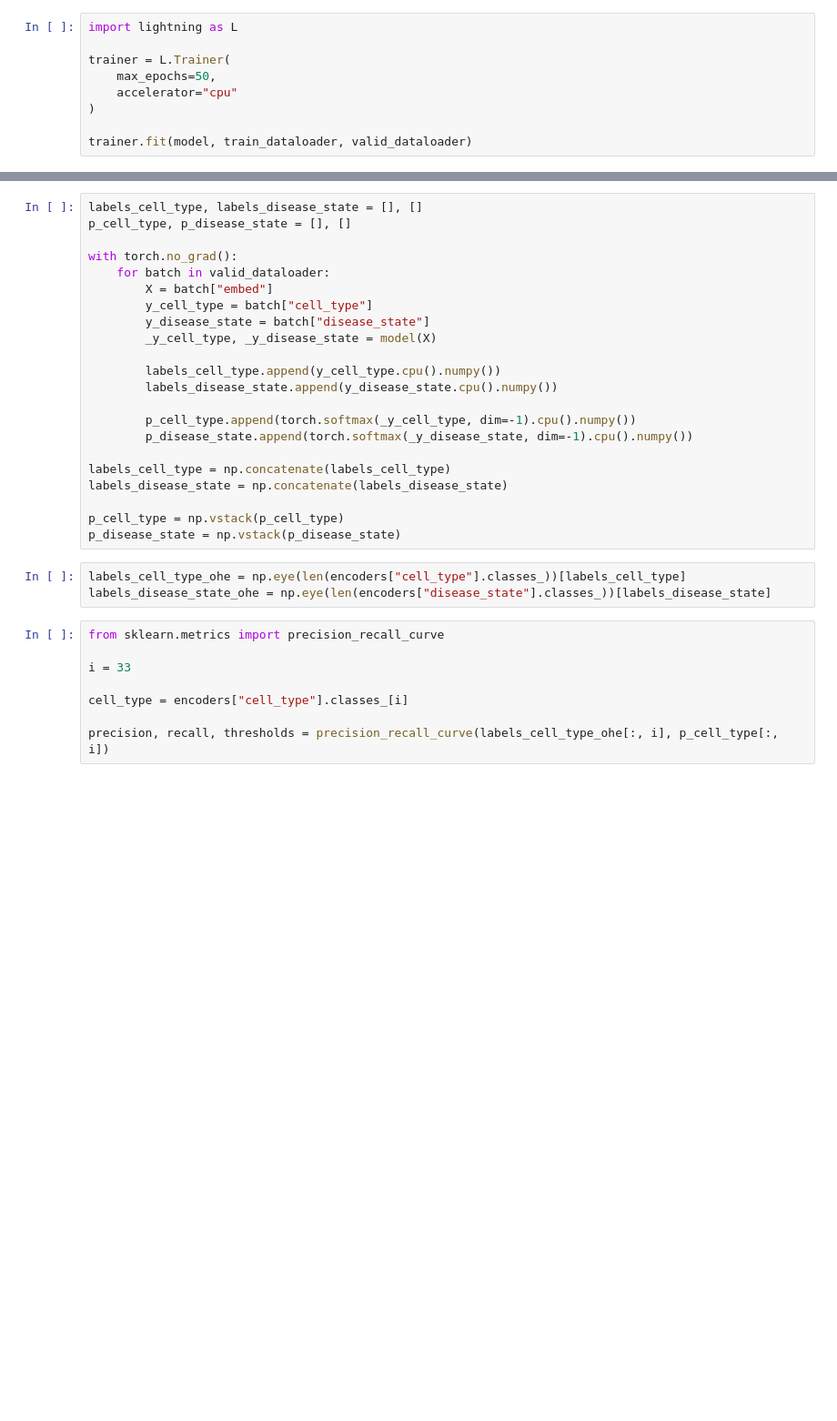
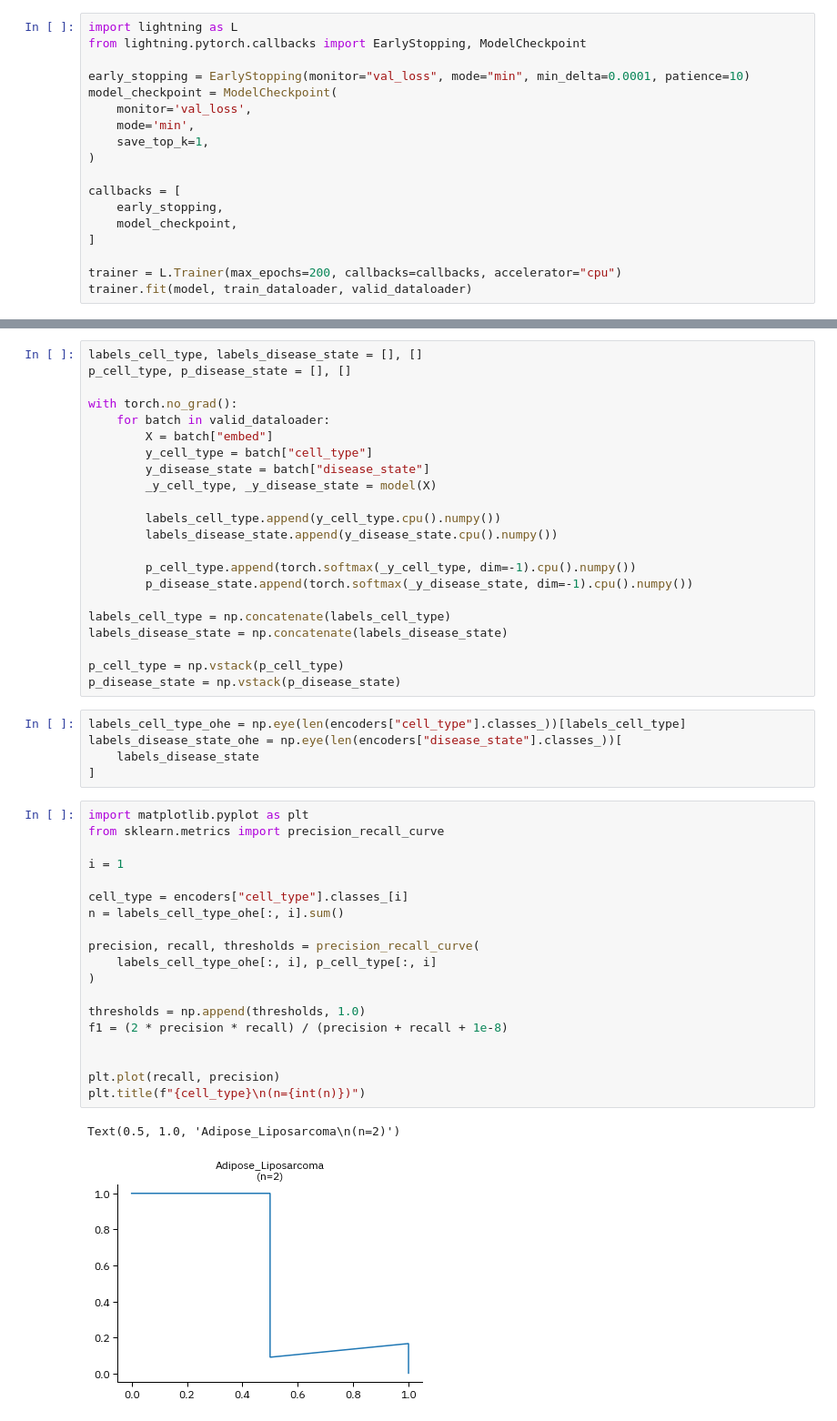
Before and after one commit to vierstralab/vinson, a Jupyter notebook: notebooks/CellTypeInference.ipynb, the cells around one changed output, grey strips where cells are left out. Shown at 91% size. Saved outputs shown, nothing was run; the diff lists cells and outputs as text; blank space fills up the shorter version.

```diff
--- a/notebooks/CellTypeInference.ipynb
+++ b/notebooks/CellTypeInference.ipynb
@@ -90,12 +110,21 @@ model = CellAndDiseaseStateClassifierModel(
 )
 # %%
 import lightning as L
+from lightning.pytorch.callbacks import EarlyStopping, ModelCheckpoint
 
-trainer = L.Trainer(
-    max_epochs=50,
-    accelerator="cpu"
+early_stopping = EarlyStopping(monitor="val_loss", mode="min", min_delta=0.0001, patience=10)
+model_checkpoint = ModelCheckpoint(
+    monitor='val_loss',
+    mode='min',
+    save_top_k=1,
 )
 
+callbacks = [
+    early_stopping,
+    model_checkpoint,
+]
+
+trainer = L.Trainer(max_epochs=200, callbacks=callbacks, accelerator="cpu")
 trainer.fit(model, train_dataloader, valid_dataloader)
 # %% [output]
 /home/jvierstra/.local/miniconda3/envs/tf-2.13.0/lib/python3.9/site-packages/lightning/fabric/plugins/environments/slurm.py:204: The `srun` command is available on your system but is not used. HINT: I ...
@@ -142,12 +173,28 @@ p_cell_type = np.vstack(p_cell_type)
 p_disease_state = np.vstack(p_disease_state)
 # %%
 labels_cell_type_ohe = np.eye(len(encoders["cell_type"].classes_))[labels_cell_type]
-labels_disease_state_ohe = np.eye(len(encoders["disease_state"].classes_))[labels_disease_state]
+labels_disease_state_ohe = np.eye(len(encoders["disease_state"].classes_))[
+    labels_disease_state
+]
 # %%
+import matplotlib.pyplot as plt
 from sklearn.metrics import precision_recall_curve
 
-i = 33
+i = 1
 
 cell_type = encoders["cell_type"].classes_[i]
+n = labels_cell_type_ohe[:, i].sum()
 
-precision, recall, thresholds = precision_recall_curve(labels_cell_type_ohe[:, i], p_cell_type[:, i])
+precision, recall, thresholds = precision_recall_curve(
+    labels_cell_type_ohe[:, i], p_cell_type[:, i]
+)
+
+thresholds = np.append(thresholds, 1.0)
+f1 = (2 * precision * recall) / (precision + recall + 1e-8)
+
+
+plt.plot(recall, precision)
+plt.title(f"{cell_type}\n(n={int(n)})")
+# %% [output]
+Text(0.5, 1.0, 'Adipose_Liposarcoma\n(n=2)')
+[figure, added]
```
Also changed, not shown: parts of 29 cells of this notebook.
